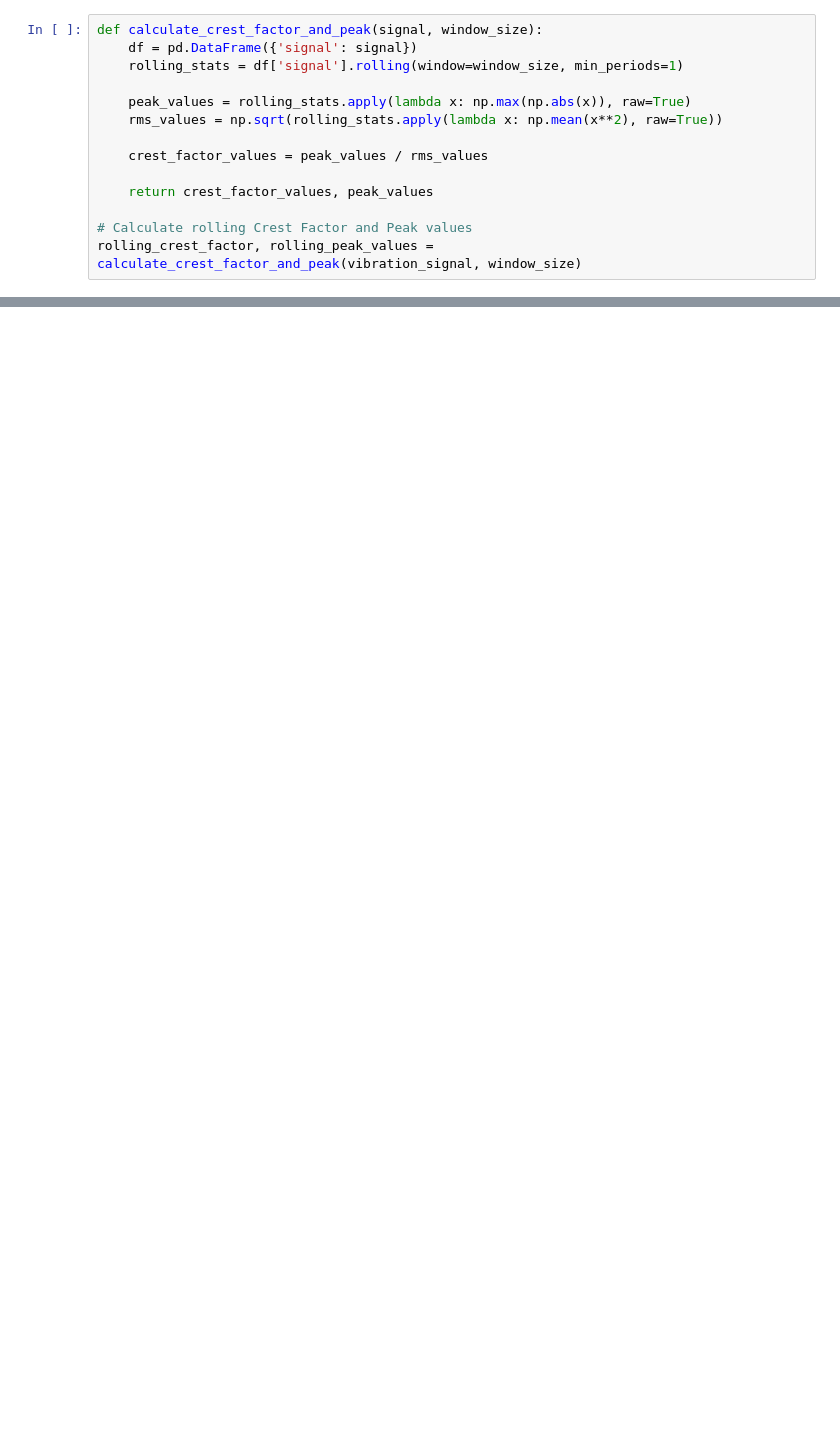
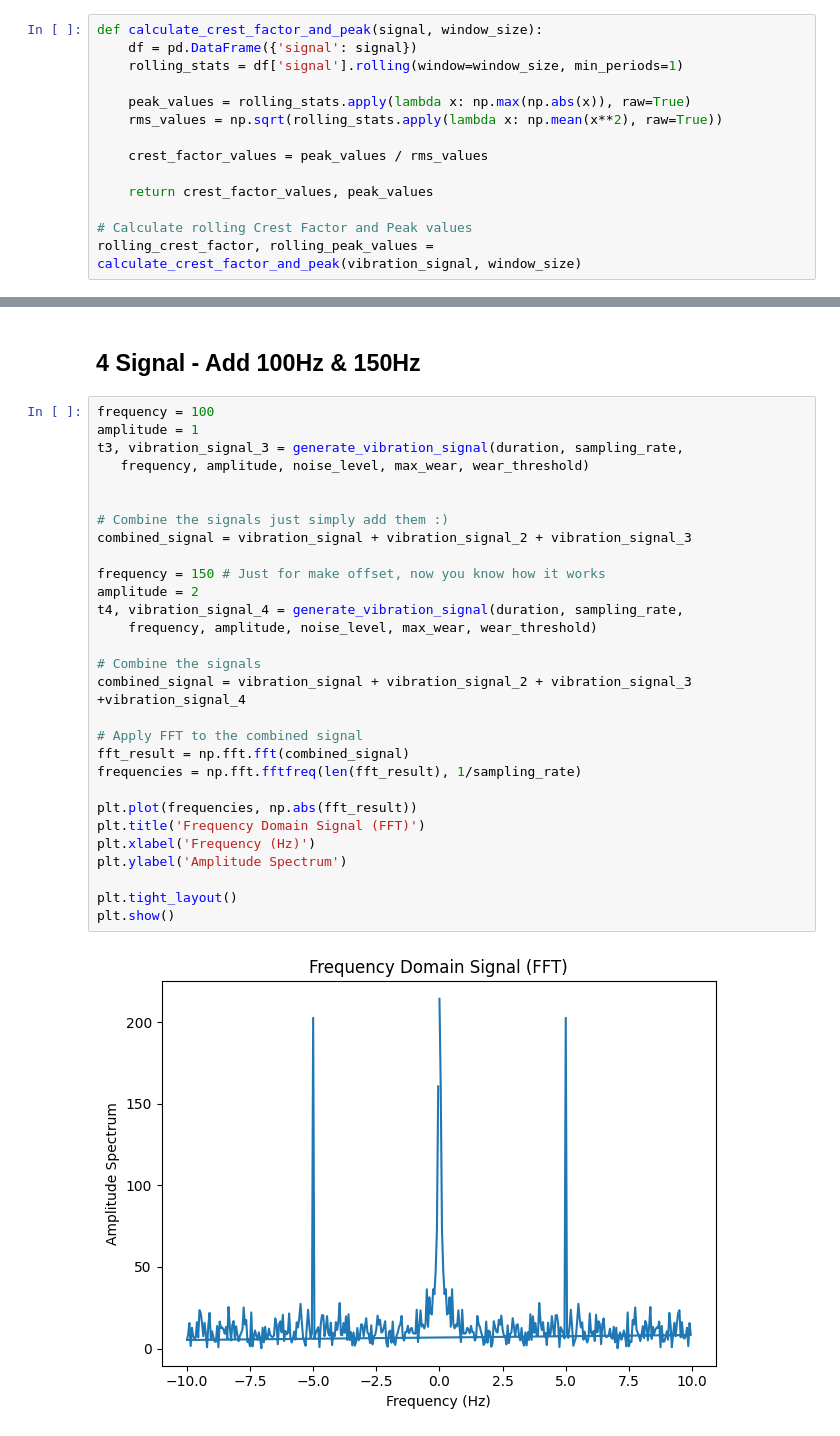
Before and after one commit to akshayyewle/Machine-Learning, a Jupyter notebook: 06 Predictive Maintenance - Handle Signal Data/Python Notebook 01 - 08 Dec 2023.ipynb, the cells around one changed output, grey strips where cells are left out. Cells and saved outputs as stored; diff of their text form; blank space fills up the shorter version.

```diff
--- a/06 Predictive Maintenance - Handle Signal Data/Python Notebook 01 - 08 Dec 2023.ipynb
+++ b/06 Predictive Maintenance - Handle Signal Data/Python Notebook 01 - 08 Dec 2023.ipynb
@@ -388,0 +511,33 @@ plt.show()
+# %% [markdown]
+## **4 Signal - Add 100Hz & 150Hz**
+# %%
+frequency = 100
+amplitude = 1
+t3, vibration_signal_3 = generate_vibration_signal(duration, sampling_rate,
+   frequency, amplitude, noise_level, max_wear, wear_threshold)
+
+
+# Combine the signals just simply add them :)
+combined_signal = vibration_signal + vibration_signal_2 + vibration_signal_3
+
+frequency = 150 # Just for make offset, now you know how it works
+amplitude = 2
+t4, vibration_signal_4 = generate_vibration_signal(duration, sampling_rate,
+    frequency, amplitude, noise_level, max_wear, wear_threshold)
+
+# Combine the signals
+combined_signal = vibration_signal + vibration_signal_2 + vibration_signal_3 +vibration_signal_4
+
+# Apply FFT to the combined signal
+fft_result = np.fft.fft(combined_signal)
+frequencies = np.fft.fftfreq(len(fft_result), 1/sampling_rate)
+
+plt.plot(frequencies, np.abs(fft_result))
+plt.title('Frequency Domain Signal (FFT)')
+plt.xlabel('Frequency (Hz)')
+plt.ylabel('Amplitude Spectrum')
+
+plt.tight_layout()
+plt.show()
+# %% [output]
+[figure, added]
```
Also changed, not shown: parts of 38 cells of this notebook.
